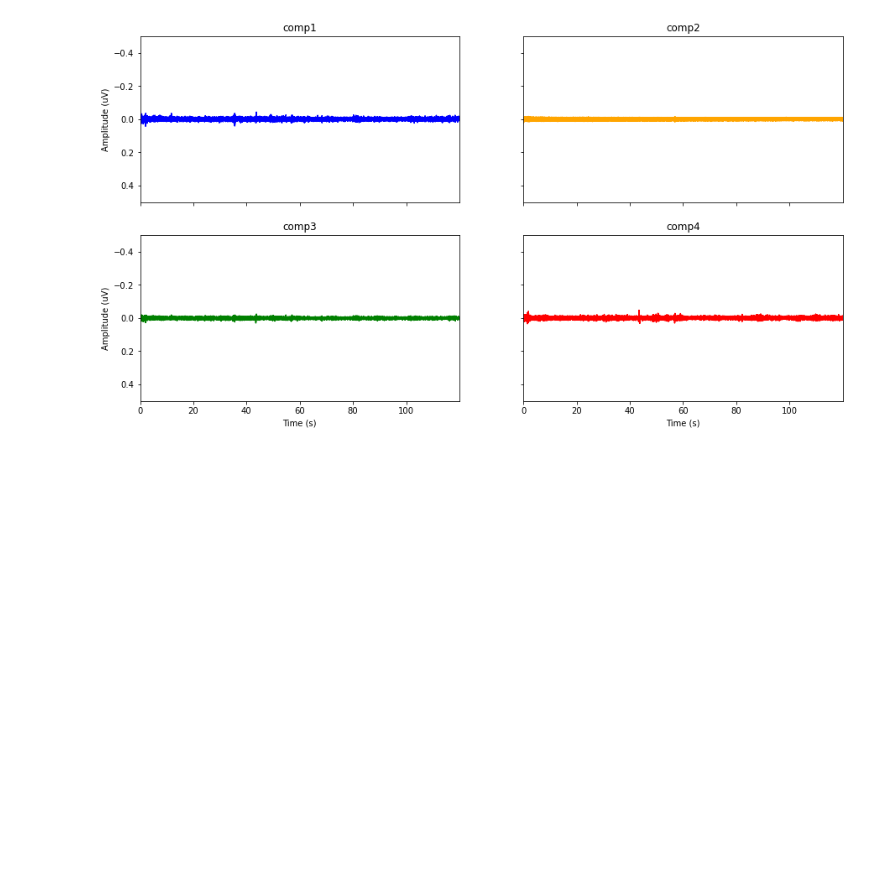
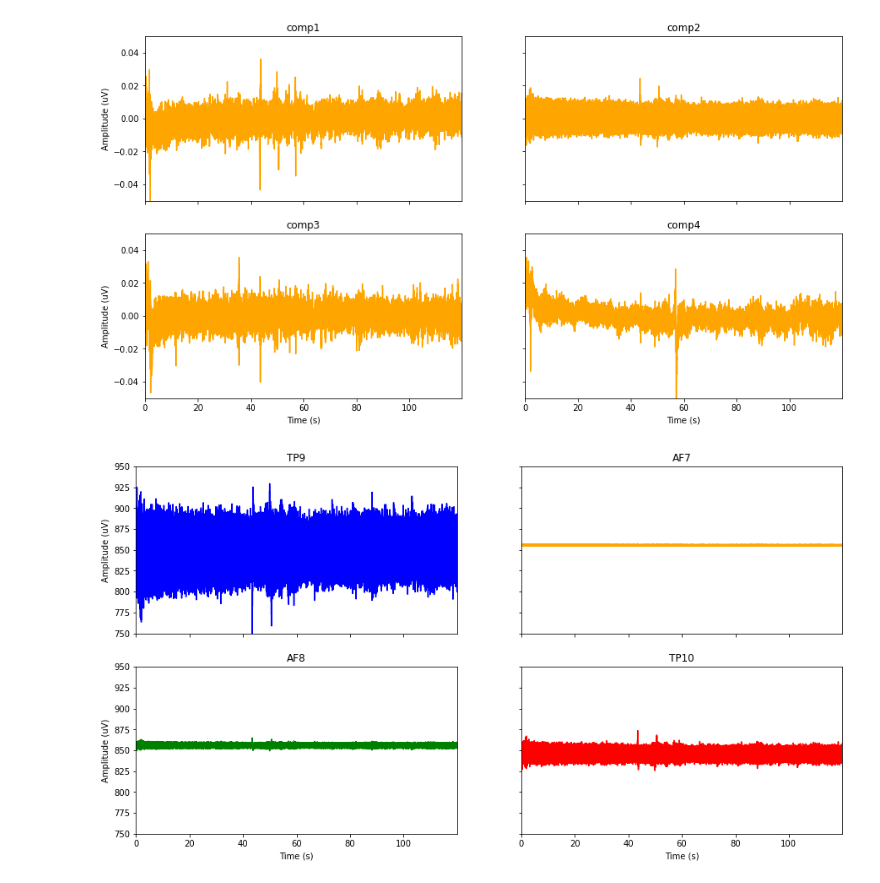
Before and after one commit to iggy96/eegMusicTherapy, a Jupyter notebook: manual_ICA.ipynb, the cells around one changed output. Cells and saved outputs as stored; diff of their text form; code cells hidden in the pictures; blank space fills up the shorter version.

```diff
--- a/manual_ICA.ipynb
+++ b/manual_ICA.ipynb
@@ -31,6 +35,11 @@ plots(time_s,icaM11_1,cfg.channels,['blue','orange','green','red'],[-150,150])
-# %%
-ica = FastICA(4)
-comps_M11_1 = ica.fit_transform(icaM11_1)
-plots(time_s,comps_M11_1,['comp1','comp2','comp3','comp4'],['blue','orange','green','red'],[-0.1,0.1])
-# %% [output]
-[figure, removed]
+# %%
+ica = FastICA(len(M11_1.T),max_iter=500,tol=0.5,random_state=0)
+comps_M11_1 = ica.fit_transform(M11_1)
+plots(time_s,comps_M11_1,['comp1','comp2','comp3','comp4'],['orange','orange','orange','orange'],[-0.05,0.05])
+comps_M11_1[:,[0,2,3]] = 0
+
+recov_M11_1 = ica.inverse_transform(comps_M11_1)
+plots(time_s,recov_M11_1 ,cfg.channels,['blue','orange','green','red'],[750,950])
+# %% [output]
+[figure, added]
+[figure, added]
```
Also changed, not shown: parts of 5 cells of this notebook, 1 other file.
